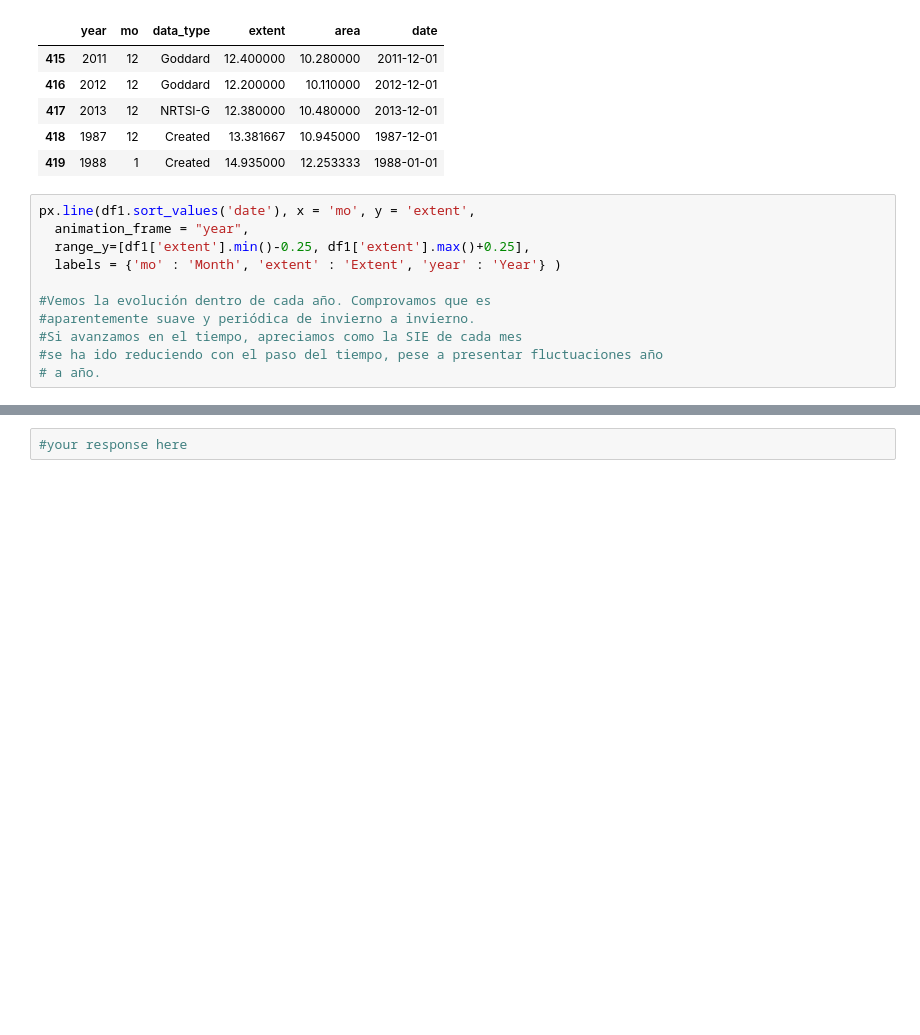
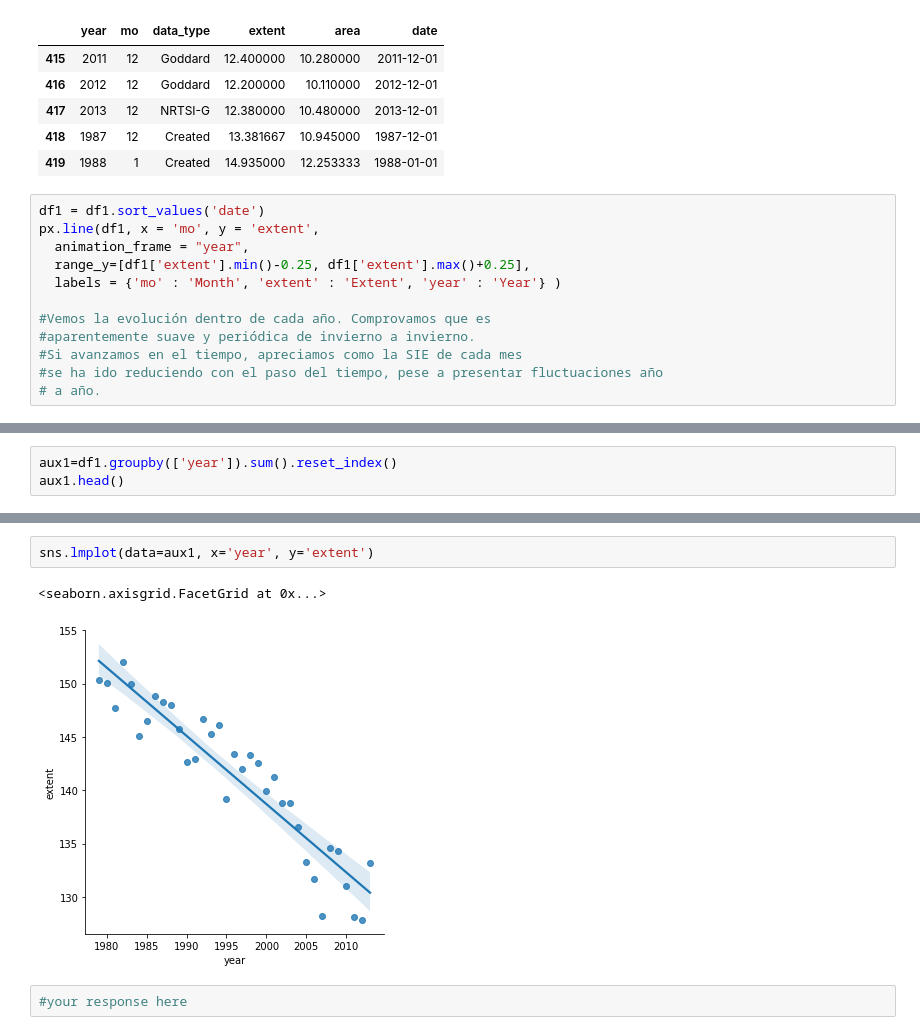
Before and after one commit to PedroCanoM/Idal_ia3, a Jupyter notebook: Sea_Ice_Extent.ipynb, the cells around one changed output, grey strips where cells are left out. Saved outputs shown, nothing was run; the diff lists cells and outputs as text; blank space fills up the shorter version.

```diff
--- a/Sea_Ice_Extent.ipynb
+++ b/Sea_Ice_Extent.ipynb
@@ -253,7 +235,8 @@ df1.tail()
 | 418 | 1987 | 12 | Created | 13.381667 | 10.945000 | 1987-12-01 |
 | 419 | 1988 | 1 | Created | 14.935000 | 12.253333 | 1988-01-01 |
 # %%
-px.line(df1.sort_values('date'), x = 'mo', y = 'extent',
+df1 = df1.sort_values('date')
+px.line(df1, x = 'mo', y = 'extent',
   animation_frame = "year",
   range_y=[df1['extent'].min()-0.25, df1['extent'].max()+0.25],
   labels = {'mo' : 'Month', 'extent' : 'Extent', 'year' : 'Year'} )
@@ -285,0 +275,3 @@ px.scatter(df1.sort_values('date'), x = 'year', y = 'extent',
+# %%
+aux1=df1.groupby(['year']).sum().reset_index()
+aux1.head()
@@ -286,3 +291,8 @@ px.scatter(df1.sort_values('date'), x = 'year', y = 'extent',
+# %%
+sns.lmplot(data=aux1, x='year', y='extent')
+# %% [output]
+<seaborn.axisgrid.FacetGrid at 0x...>
+[figure, added]
 # %%
 #your response here
 # %% [markdown]
```
Also changed, not shown: parts of 9 cells of this notebook.
